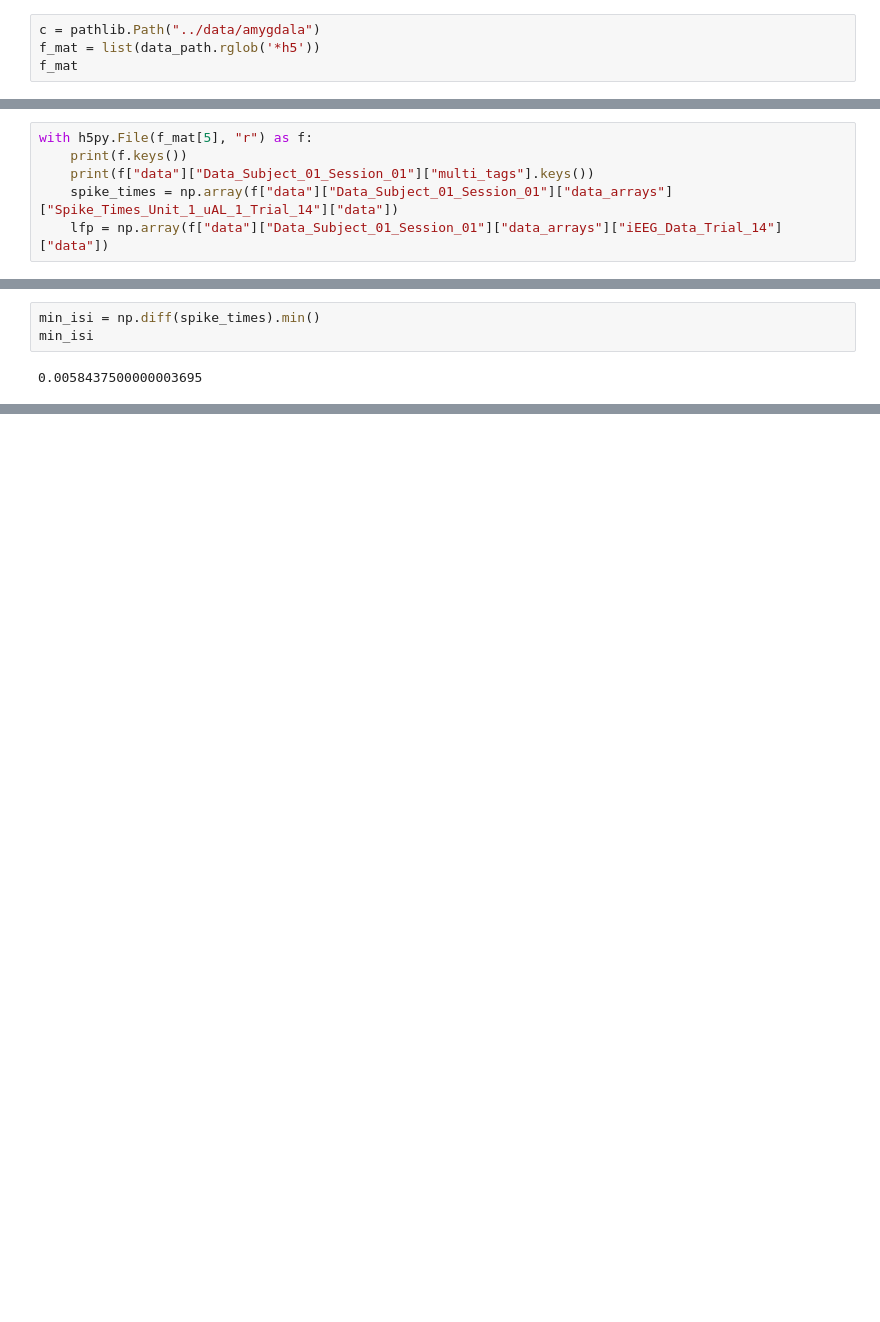
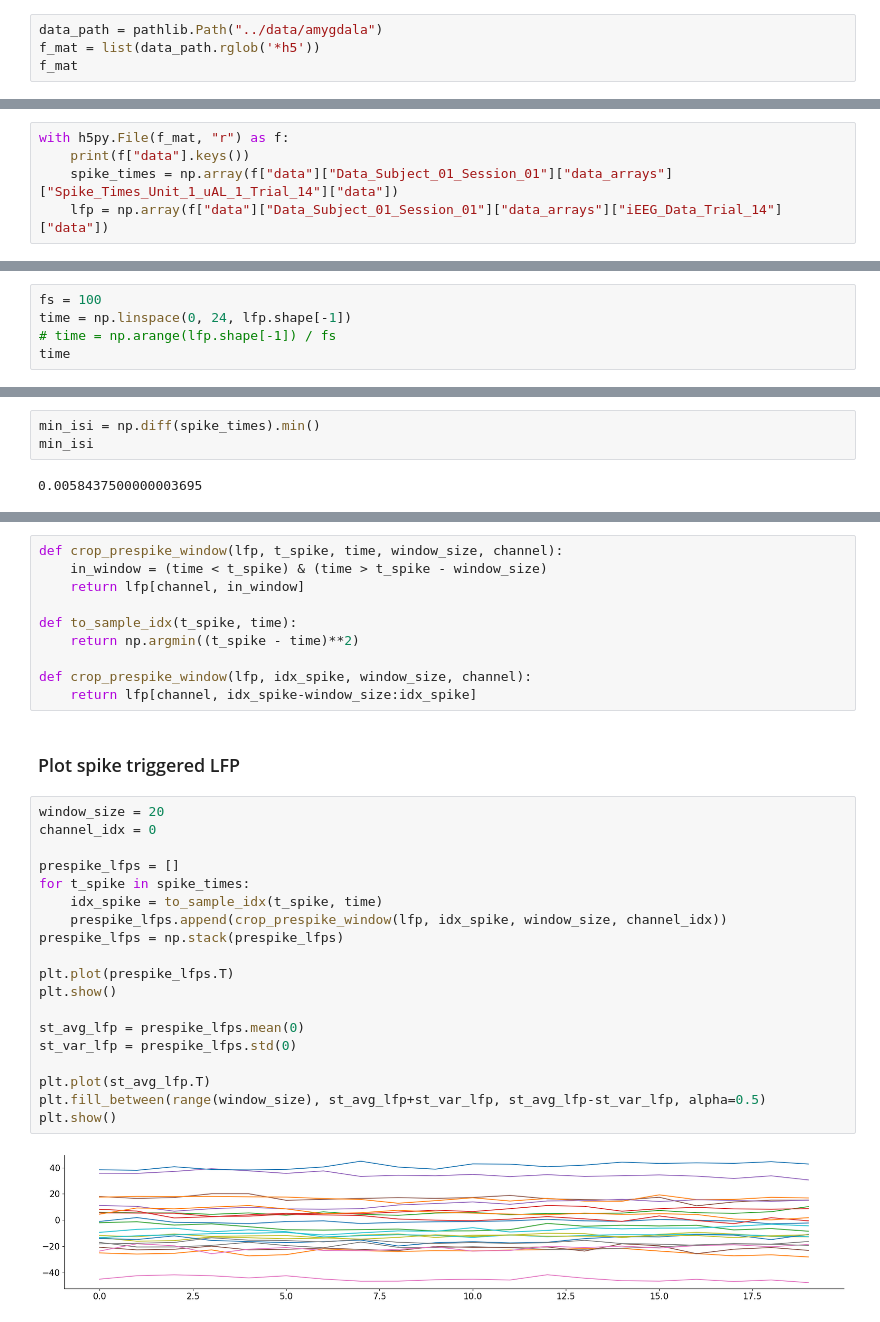
Before and after one commit to karahanyilmazer/OHBM-Hackathon23, a Jupyter notebook: load_amygdala_thomas.ipynb, the cells around one changed output, grey strips where cells are left out. Cells and saved outputs as stored; diff of their text form; blank space fills up the shorter version.

Commit message:
crop prespike lfp

```diff
--- a/load_amygdala_thomas.ipynb
+++ b/load_amygdala_thomas.ipynb
@@ -22,5 +27,5 @@ rcParams['figure.autolayout'] = True
 # %%
-c = pathlib.Path("../data/amygdala")
+data_path = pathlib.Path("../data/amygdala")
 f_mat = list(data_path.rglob('*h5'))
 f_mat
 # %% [output]
@@ -36,7 +43,6 @@ f_mat
 # %%
-with h5py.File(f_mat[5], "r") as f:
-    print(f.keys())
-    print(f["data"]["Data_Subject_01_Session_01"]["multi_tags"].keys())
+with h5py.File(f_mat, "r") as f:
+    print(f["data"].keys())
     spike_times = np.array(f["data"]["Data_Subject_01_Session_01"]["data_arrays"]["Spike_Times_Unit_1_uAL_1_Trial_14"]["data"])
     lfp = np.array(f["data"]["Data_Subject_01_Session_01"]["data_arrays"]["iEEG_Data_Trial_14"]["data"])
 # %% [output]
@@ -44,0 +52,5 @@ with h5py.File(f_mat[5], "r") as f:
+# %%
+fs = 100
+time = np.linspace(0, 24, lfp.shape[-1])
+# time = np.arange(lfp.shape[-1]) / fs
+time
@@ -56,0 +78,33 @@ plt.show()
+# %%
+def crop_prespike_window(lfp, t_spike, time, window_size, channel):
+    in_window = (time < t_spike) & (time > t_spike - window_size)
+    return lfp[channel, in_window]
+
+def to_sample_idx(t_spike, time):
+    return np.argmin((t_spike - time)**2)
+
+def crop_prespike_window(lfp, idx_spike, window_size, channel):
+    return lfp[channel, idx_spike-window_size:idx_spike]
+# %% [markdown]
+### Plot spike triggered LFP
+# %%
+window_size = 20
+channel_idx = 0
+
+prespike_lfps = []
+for t_spike in spike_times:
+    idx_spike = to_sample_idx(t_spike, time)
+    prespike_lfps.append(crop_prespike_window(lfp, idx_spike, window_size, channel_idx))
+prespike_lfps = np.stack(prespike_lfps)
+
+plt.plot(prespike_lfps.T)
+plt.show()
+
+st_avg_lfp = prespike_lfps.mean(0)
+st_var_lfp = prespike_lfps.std(0)
+
+plt.plot(st_avg_lfp.T)
+plt.fill_between(range(window_size), st_avg_lfp+st_var_lfp, st_avg_lfp-st_var_lfp, alpha=0.5)
+plt.show()
+# %% [output]
+[figure, added]
```
Also changed, not shown: parts of 13 cells of this notebook.
